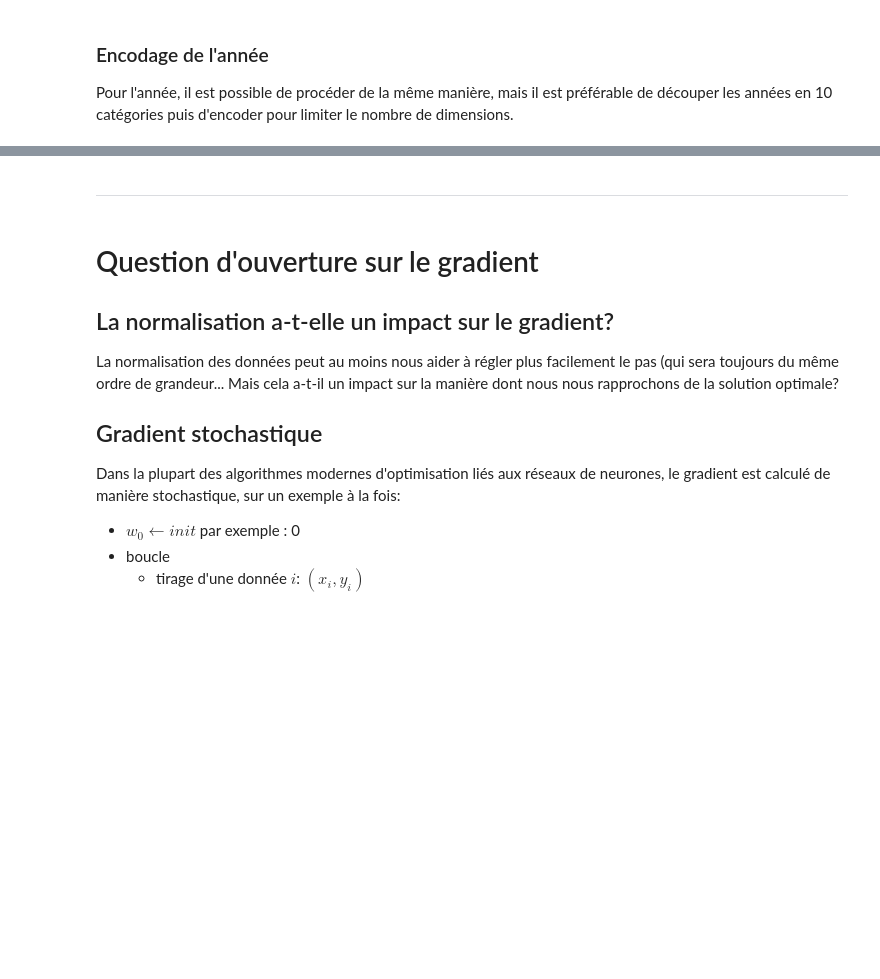
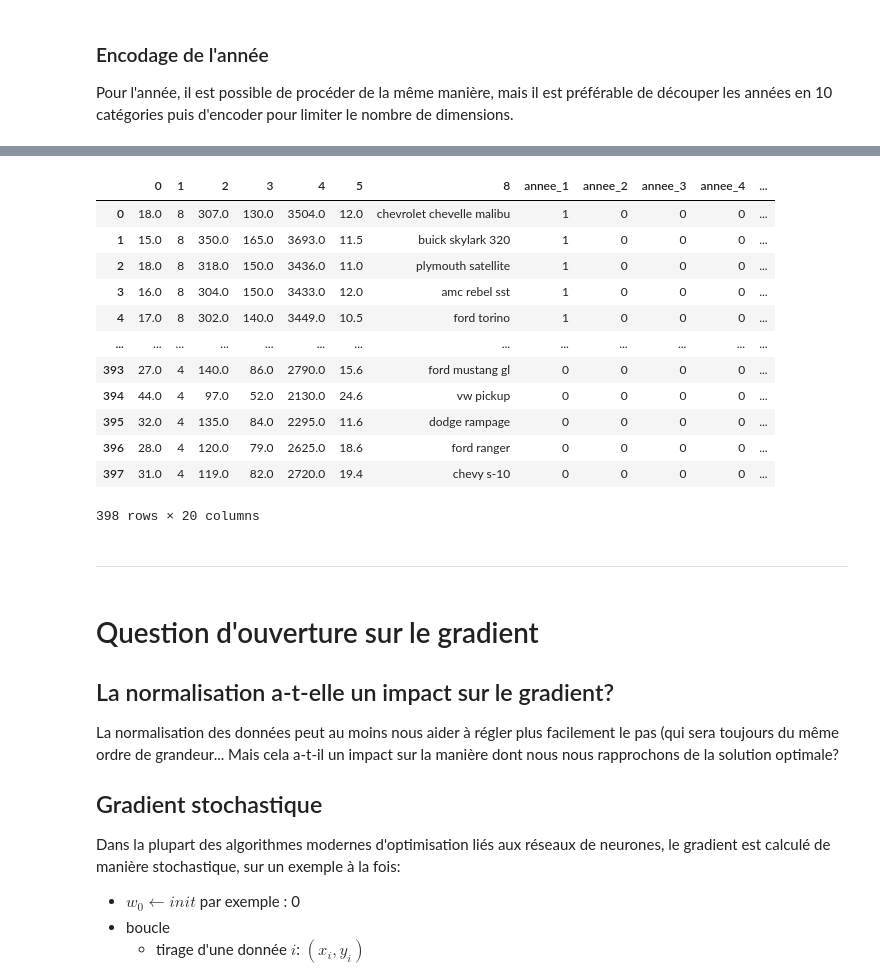
Before and after one commit to samynhl/DAC-M1-S1-MAPSI-TMES, a Jupyter notebook: TME9/TME9_NEHLIL_BOUTALEB.ipynb, the cells around one changed output, grey strips where cells are left out. Cells and saved outputs as stored; diff of their text form; code cells hidden in the pictures; blank space fills up the shorter version.

```diff
--- a/TME9/TME9_NEHLIL_BOUTALEB.ipynb
+++ b/TME9/TME9_NEHLIL_BOUTALEB.ipynb
@@ -589,4 +552,6 @@ data[6].hist()
 # %%
 # Utilisation de la fonction cut de pandas
-pd.cut(data[6],10, labels=[1,2,3,4,5,6,7,8,9,10])
+data_1 = data.copy()
+data_1[6] = pd.cut(data[6],10, labels=[1,2,3,4,5,6,7,8,9,10])
+data_1
 # %% [output]
@@ -605,0 +571,18 @@ Categories (10, int64): [1 < 2 < 3 < 4 ... 7 < 8 < 9 < 10]
+# %%
+# One hot encoding applied to the origine column
+data_1 = pd.get_dummies(data_1, columns=[6,7] ,prefix=['annee','origin'])
+data_1
+# %% [output]
+|  | 0 | 1 | 2 | 3 | 4 | 5 | 8 | annee_1 | annee_2 | annee_3 | annee_4 | ... |
+| 0 | 18.0 | 8 | 307.0 | 130.0 | 3504.0 | 12.0 | chevrolet chevelle malibu | 1 | 0 | 0 | 0 | ... |
+| 1 | 15.0 | 8 | 350.0 | 165.0 | 3693.0 | 11.5 | buick skylark 320 | 1 | 0 | 0 | 0 | ... |
+| 2 | 18.0 | 8 | 318.0 | 150.0 | 3436.0 | 11.0 | plymouth satellite | 1 | 0 | 0 | 0 | ... |
+| 3 | 16.0 | 8 | 304.0 | 150.0 | 3433.0 | 12.0 | amc rebel sst | 1 | 0 | 0 | 0 | ... |
+| 4 | 17.0 | 8 | 302.0 | 140.0 | 3449.0 | 10.5 | ford torino | 1 | 0 | 0 | 0 | ... |
+| ... | ... | ... | ... | ... | ... | ... | ... | ... | ... | ... | ... | ... |
+| 393 | 27.0 | 4 | 140.0 | 86.0 | 2790.0 | 15.6 | ford mustang gl | 0 | 0 | 0 | 0 | ... |
+| 394 | 44.0 | 4 | 97.0 | 52.0 | 2130.0 | 24.6 | vw pickup | 0 | 0 | 0 | 0 | ... |
+| 395 | 32.0 | 4 | 135.0 | 84.0 | 2295.0 | 11.6 | dodge rampage | 0 | 0 | 0 | 0 | ... |
+| 396 | 28.0 | 4 | 120.0 | 79.0 | 2625.0 | 18.6 | ford ranger | 0 | 0 | 0 | 0 | ... |
+| 397 | 31.0 | 4 | 119.0 | 82.0 | 2720.0 | 19.4 | chevy s-10 | 0 | 0 | 0 | 0 | ... |
+398 rows × 20 columns
```
Also changed, not shown: parts of 24 cells of this notebook.
